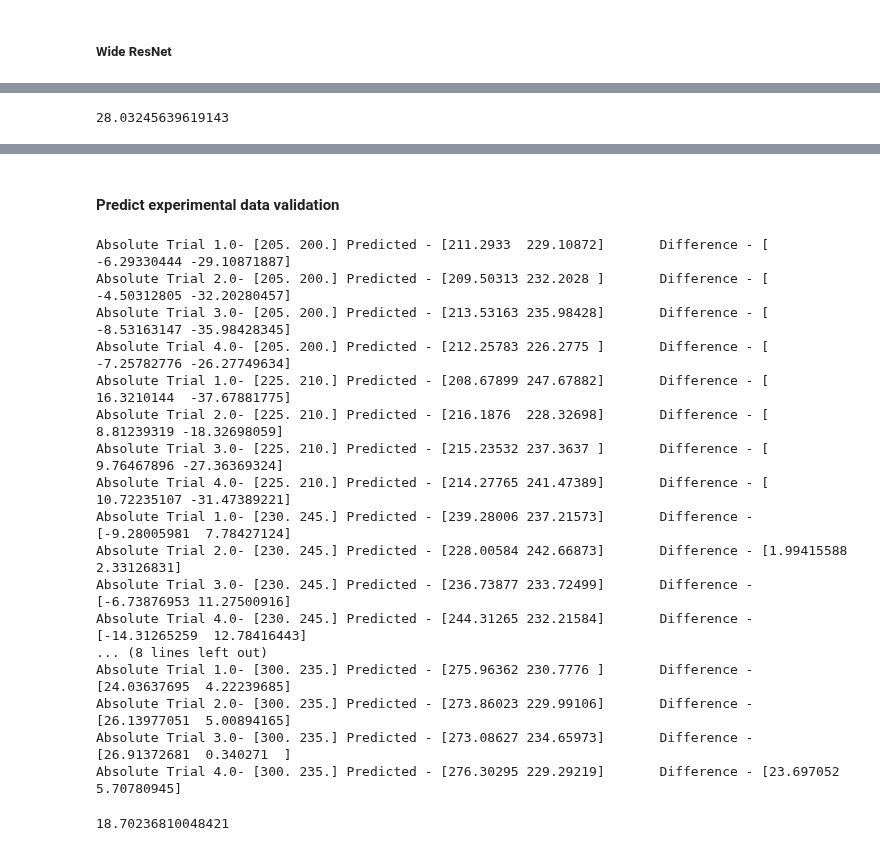
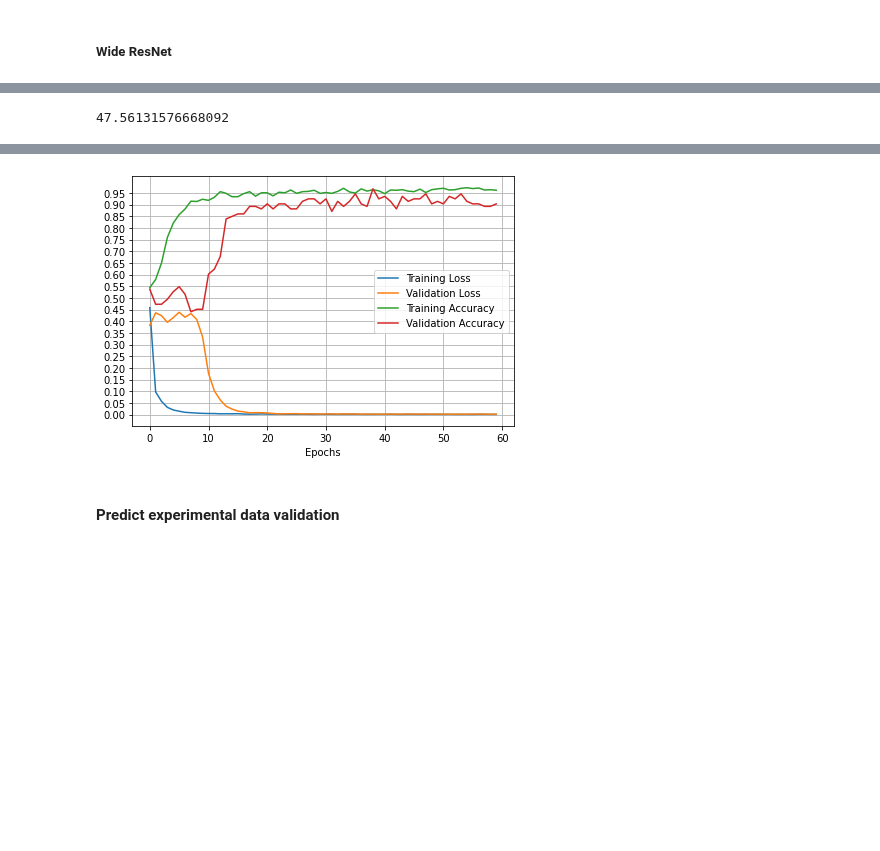
Before and after one commit to sreekar2858/CIE7, a Jupyter notebook: Project-B/wresnet.ipynb, the cells around one changed output, grey strips where cells are left out. Drawn from its saved outputs; the diff is of its cells as text; code cells hidden in the pictures; blank space fills up the shorter version.

```diff
--- a/Project-B/wresnet.ipynb
+++ b/Project-B/wresnet.ipynb
@@ -202,10 +291,10 @@ ________________________________________________________________________________
 #     histogram_freq=1
 # )
 
-rNet_history = model.fit(
+rNet_history = rnet.fit(
     x=x_train,
     y=y_train,
-    epochs=30,
+    epochs=40,
     verbose=1,
     validation_data=(x_test, y_test),
     batch_size=32,
@@ -259,0 +448,27 @@ plt.show()
+# %%
+# timestr = datetime.datetime.now().strftime("%Y%m%d-%H%M%S")
+# name = 'cifar-10_res_net_30-'+timestr # or 'cifar-10_plain_net_30-'+timestr
+
+# checkpoint_path = "checkpoints/"+name+"/cp-{epoch:04d}.ckpt"
+# checkpoint_dir = os.path.dirname(checkpoint_path)
+# os.system('mkdir {}'.format(checkpoint_dir))
+
+# # save model after each epoch
+# cp_callback = ModelCheckpoint(
+#     filepath=checkpoint_path,
+#     verbose=1
+# )
+# tensorboard_callback = TensorBoard(
+#     log_dir='tensorboard_logs/'+name,
+#     histogram_freq=1
+# )
+
+wrNet_history = wrnet.fit(
+    x=x_train,
+    y=y_train,
+    epochs=60,
+    verbose=1,
+    validation_data=(x_test, y_test),
+    batch_size=32,
+    # callbacks=[cp_callback, tensorboard_callback]
+)
@@ -260,16 +493,16 @@ plt.show()
 # %%
-mean_squared_error(scalar.inverse_transform(y_test), scalar.inverse_transform(wresnet.predict(x_test)), squared=True)
-# mean_absolute_error(scalar.inverse_transform(y_test), scalar.inverse_transform(wresnet.predict(x_test)))
+mean_squared_error(scalar.inverse_transform(y_test), scalar.inverse_transform(wrnet.predict(x_test)), squared=True)
+# mean_absolute_error(scalar.inverse_transform(y_test), scalar.inverse_transform(wrnet.predict(x_test)))
 # %% [output]
-28.03245639619143
+47.56131576668092
 # %%
 # wresnet.save(f'model/wresnet_CNN_val_acc_97_16_MSE.{int(time.time())}.h5')
 # %%
 plt.close()
-plt.plot(wresnet_history.history['loss'], label='Training Loss')
-plt.plot(wresnet_history.history['val_loss'], label='Validation Loss')
-plt.plot(wresnet_history.history['Accuracy'], label='Training Accuracy')
-plt.plot(wresnet_history.history['val_Accuracy'], label='Validation Accuracy')
+plt.plot(wrNet_history.history['loss'], label='Training Loss')
+plt.plot(wrNet_history.history['val_loss'], label='Validation Loss')
+plt.plot(wrNet_history.history['Accuracy'], label='Training Accuracy')
+plt.plot(wrNet_history.history['val_Accuracy'], label='Validation Accuracy')
 
 plt.yticks(np.arange(0, 1, 0.05))
 
@@ -282,3 +514,4 @@ plt.show()
+[figure, added]
 # %% [markdown]
 #### Predict experimental data validation
 # %%
@@ -287,33 +520,13 @@ plt.show()
 # model = tf.keras.models.load_model('model/CNN_val_acc_96_48_MSEperAcc.1642513870.h5')
 # model.summary()
 # %%
-y_pred = wresnet.predict(np.asarray(ex_val_resample))
+y_pred = rnet.predict(np.asarray(ex_val_resample))
 y_abs = ex_val_labels
 
 y_pred = scalar.inverse_transform(np.asarray(y_pred))
 diff = y_abs-y_pred
 for i in range(len(y_pred)):
     print(f'Absolute Trial {ex_val_trails[i]}- {y_abs[i]} Predicted - {y_pred[i]} \tDifference - {y_abs[i] - y_pred[i]}')
-# %% [output]
-Absolute Trial 1.0- [205. 200.] Predicted - [211.2933  229.10872]       Difference - [ -6.29330444 -29.10871887]
-Absolute Trial 2.0- [205. 200.] Predicted - [209.50313 232.2028 ]       Difference - [ -4.50312805 -32.20280457]
-Absolute Trial 3.0- [205. 200.] Predicted - [213.53163 235.98428]       Difference - [ -8.53163147 -35.98428345]
-Absolute Trial 4.0- [205. 200.] Predicted - [212.25783 226.2775 ]       Difference - [ -7.25782776 -26.27749634]
-Absolute Trial 1.0- [225. 210.] Predicted - [208.67899 247.67882]       Difference - [ 16.3210144  -37.67881775]
-Absolute Trial 2.0- [225. 210.] Predicted - [216.1876  228.32698]       Difference - [  8.81239319 -18.32698059]
-Absolute Trial 3.0- [225. 210.] Predicted - [215.23532 237.3637 ]       Difference - [  9.76467896 -27.36369324]
-Absolute Trial 4.0- [225. 210.] Predicted - [214.27765 241.47389]       Difference - [ 10.72235107 -31.47389221]
-Absolute Trial 1.0- [230. 245.] Predicted - [239.28006 237.21573]       Difference - [-9.28005981  7.78427124]
-Absolute Trial 2.0- [230. 245.] Predicted - [228.00584 242.66873]       Difference - [1.99415588 2.33126831]
-Absolute Trial 3.0- [230. 245.] Predicted - [236.73877 233.72499]       Difference - [-6.73876953 11.27500916]
-Absolute Trial 4.0- [230. 245.] Predicted - [244.31265 232.21584]       Difference - [-14.31265259  12.78416443]
-... (8 lines left out)
-Absolute Trial 1.0- [300. 235.] Predicted - [275.96362 230.7776 ]       Difference - [24.03637695  4.22239685]
-Absolute Trial 2.0- [300. 235.] Predicted - [273.86023 229.99106]       Difference - [26.13977051  5.00894165]
-Absolute Trial 3.0- [300. 235.] Predicted - [273.08627 234.65973]       Difference - [26.91372681  0.340271  ]
-Absolute Trial 4.0- [300. 235.] Predicted - [276.30295 229.29219]       Difference - [23.697052    5.70780945]
 # %%
 mean_squared_error(y_abs, y_pred, squared=True)
-mean_absolute_error(y_abs, y_pred)
+# mean_absolute_error(y_abs, y_pred)
-# %% [output]
-18.70236810048421
```
Also changed, not shown: parts of 11 cells of this notebook, 5 other files.
